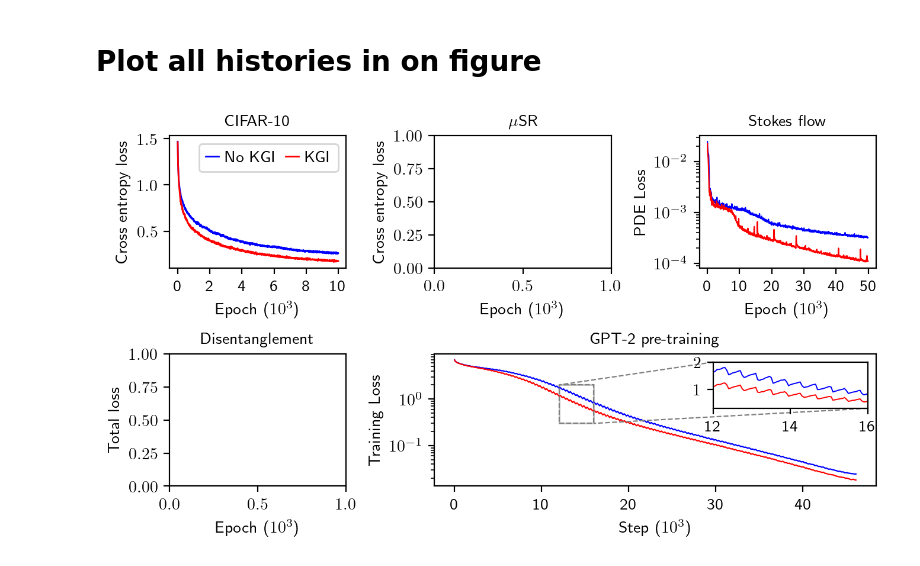
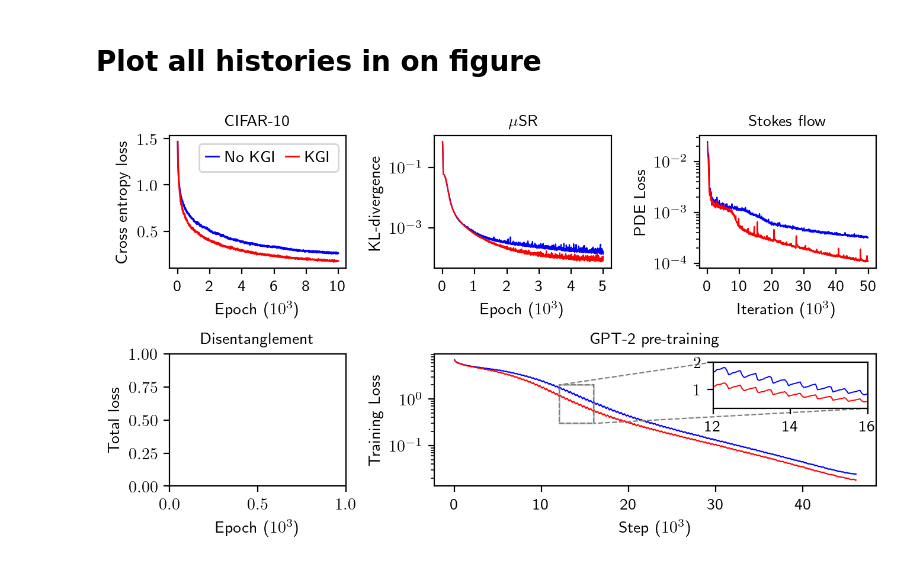
Before and after one commit to kuangdai/mlp_kgi, a Jupyter notebook: 07_gpt2.ipynb, the cells around one changed output. Cells and saved outputs as stored; diff of their text form; code cells hidden in the pictures.

```diff
--- a/07_gpt2.ipynb
+++ b/07_gpt2.ipynb
@@ -161,8 +161,17 @@ ax.set_title("CIFAR-10", fontsize=10)
 
 # Muon
 ax = ax2
-ax.set_ylabel("Cross entropy loss")
+ax.set_ylabel("KL-divergence")
+ax.set_xlabel("Epoch")
+hist_def = np.loadtxt('results/muons_paper/0_False')
+hist_kgi = np.loadtxt('results/muons_paper/0_True')
+ax.plot(np.arange(0, 5000 - 4), moving_ave(hist_def, 5), label='No KGI', lw=.8, c='b')
+ax.plot(np.arange(0, 5000 - 4), moving_ave(hist_kgi, 5), label='KGI', lw=.8, c='r')
+ax.set_yscale("log")
+ax.set_ylabel('KL-divergence')
 ax.set_xlabel("Epoch ($10^3$)")
+ticks = np.array([0, 1000, 2000, 3000, 4000, 5000])
+ax.set_xticks(ticks, ticks // 1000)
 ax.set_title("$\mu$SR", fontsize=10)
 
 # Stokes
@@ -175,7 +184,7 @@ ax.plot(np.arange(0, 50000 // 20 - 3), moving_ave(hist_kgi, 5), label="KGI", lw=
 ax.set_xticks([0, 10000 // 20, 20000 // 20, 30000 // 20, 40000 // 20, 50000 // 20],
               [0, 10, 20, 30, 40, 50])
 ax.set_ylabel("PDE Loss")
-ax.set_xlabel("Epoch ($10^3$)")
+ax.set_xlabel("Iteration ($10^3$)")
 ax.set_yscale("log")
 ax.set_title('Stokes flow', fontsize=10)
 
@@ -185,31 +194,31 @@ ax.set_ylabel("Total loss")
 ax.set_xlabel("Epoch ($10^3$)")
 ax.set_title("Disentanglement", fontsize=10)
 
 # GPT-2
 ax = ax5
 out_dir = Path("results/gpt2_paper")
 hist_def = read_history(out_dir / f"{seed_}_{False}" / "trainer_state.json")[:, 1]
 hist_kgi = read_history(out_dir / f"{seed_}_{True}" / "trainer_state.json")[:, 1]
 ax.plot(np.arange(0, 46350 // 50 - 4), moving_ave(hist_def, 5), label="No KGI", lw=.8, c='b')
 ax.plot(np.arange(0, 46350 // 50 - 4), moving_ave(hist_kgi, 5), label="KGI", lw=.8, c='r')
 ticks = np.array([0, 200, 400, 600, 800])
 ax.set_xticks(ticks, ticks * 50 // 1000)
 ax.set_ylabel("Training Loss")
 ax.set_xlabel("Step ($10^3$)")
 ax.set_yscale("log")
 
 axins = inset_axes(ax, width="35%", height="35%", loc='upper right')
 axins.plot(np.arange(0, 46350 // 50), moving_ave(hist_def, 1), lw=.7, c='b')
 axins.plot(np.arange(0, 46350 // 50), moving_ave(hist_kgi, 1), lw=.7, c='r')
 axins.set_xlim(250, 300)
 axins.set_ylim(.3, 2)
 axins.set_xticks([240, 280, 320], [12, 14, 16])
 mark_inset(ax, axins, loc1=2, loc2=4, fc="none", ec="0.5", lw=.8, zorder=-1, ls="--")
 ax.indicate_inset_zoom(axins)
 ax.set_title("GPT-2 pre-training", fontsize=10)
 
 # save
 plt.savefig("figs/hists.pdf", bbox_inches='tight', pad_inches=0.01)
 plt.show()
 # %% [output]
-[figure, old version]
+[figure, new version]
```
Also changed, not shown: 1 other file.
